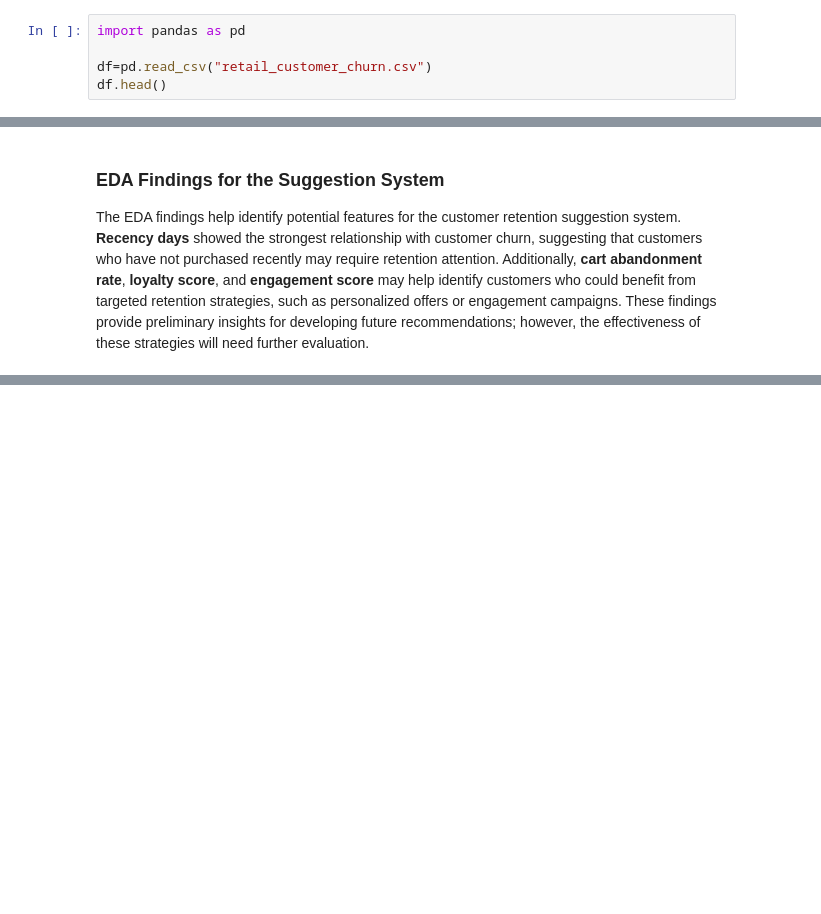
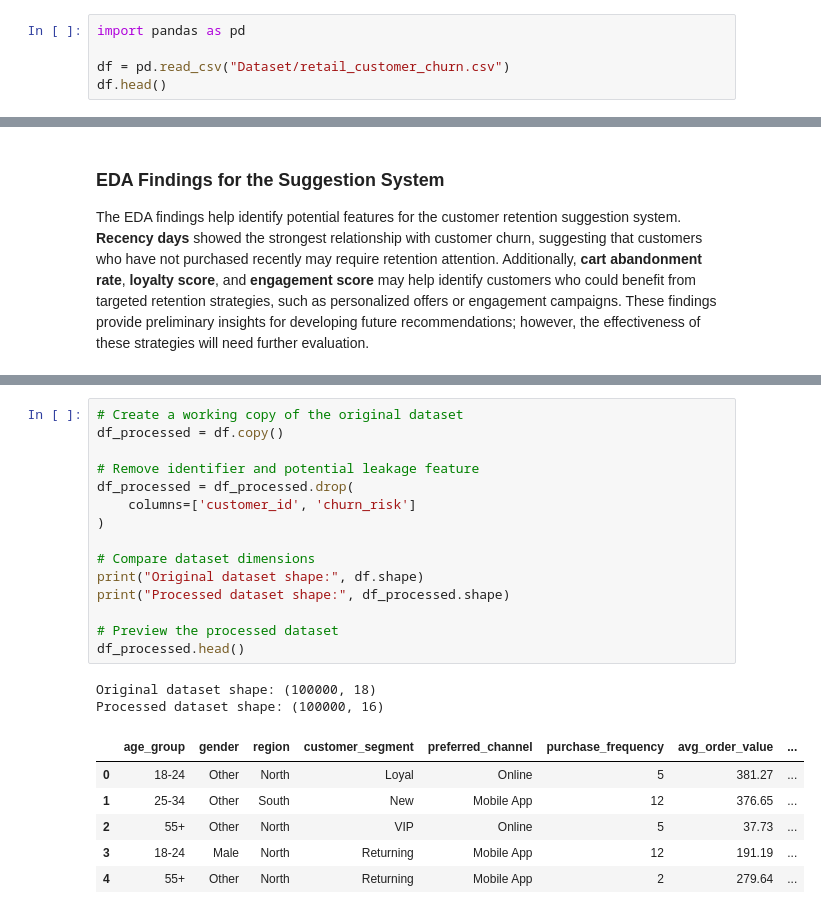
Before and after one commit to jooryA/SWE485-Project-Group6, a Jupyter notebook: Phase1_Data_Exploration.ipynb, the cells around one changed output, grey strips where cells are left out. Cells and saved outputs as stored; diff of their text form; blank space fills up the shorter version.

```diff
--- a/Phase1_Data_Exploration.ipynb
+++ b/Phase1_Data_Exploration.ipynb
@@ -31,7 +31,7 @@ Regarding data quality, the dataset is provided in a structured tabular format a
 # %%
 import pandas as pd
 
-df=pd.read_csv("retail_customer_churn.csv")
+df = pd.read_csv("Dataset/retail_customer_churn.csv")
 df.head()
 # %% [output]
 |  | customer_id | age_group | gender | region | customer_segment | preferred_channel | purchase_frequency | ... |
@@ -546,0 +558,24 @@ The EDA findings help identify potential features for the customer retention sug
+# %%
+# Create a working copy of the original dataset
+df_processed = df.copy()
+
+# Remove identifier and potential leakage feature
+df_processed = df_processed.drop(
+    columns=['customer_id', 'churn_risk']
+)
+
+# Compare dataset dimensions
+print("Original dataset shape:", df.shape)
+print("Processed dataset shape:", df_processed.shape)
+
+# Preview the processed dataset
+df_processed.head()
+# %% [output]
+Original dataset shape: (100000, 18)
+Processed dataset shape: (100000, 16)
+|  | age_group | gender | region | customer_segment | preferred_channel | purchase_frequency | avg_order_value | ... |
+| 0 | 18-24 | Other | North | Loyal | Online | 5 | 381.27 | ... |
+| 1 | 25-34 | Other | South | New | Mobile App | 12 | 376.65 | ... |
+| 2 | 55+ | Other | North | VIP | Online | 5 | 37.73 | ... |
+| 3 | 18-24 | Male | North | Returning | Mobile App | 12 | 191.19 | ... |
+| 4 | 55+ | Other | North | Returning | Mobile App | 2 | 279.64 | ... |
```
Also changed, not shown: parts of 26 cells of this notebook, 4 other files.
